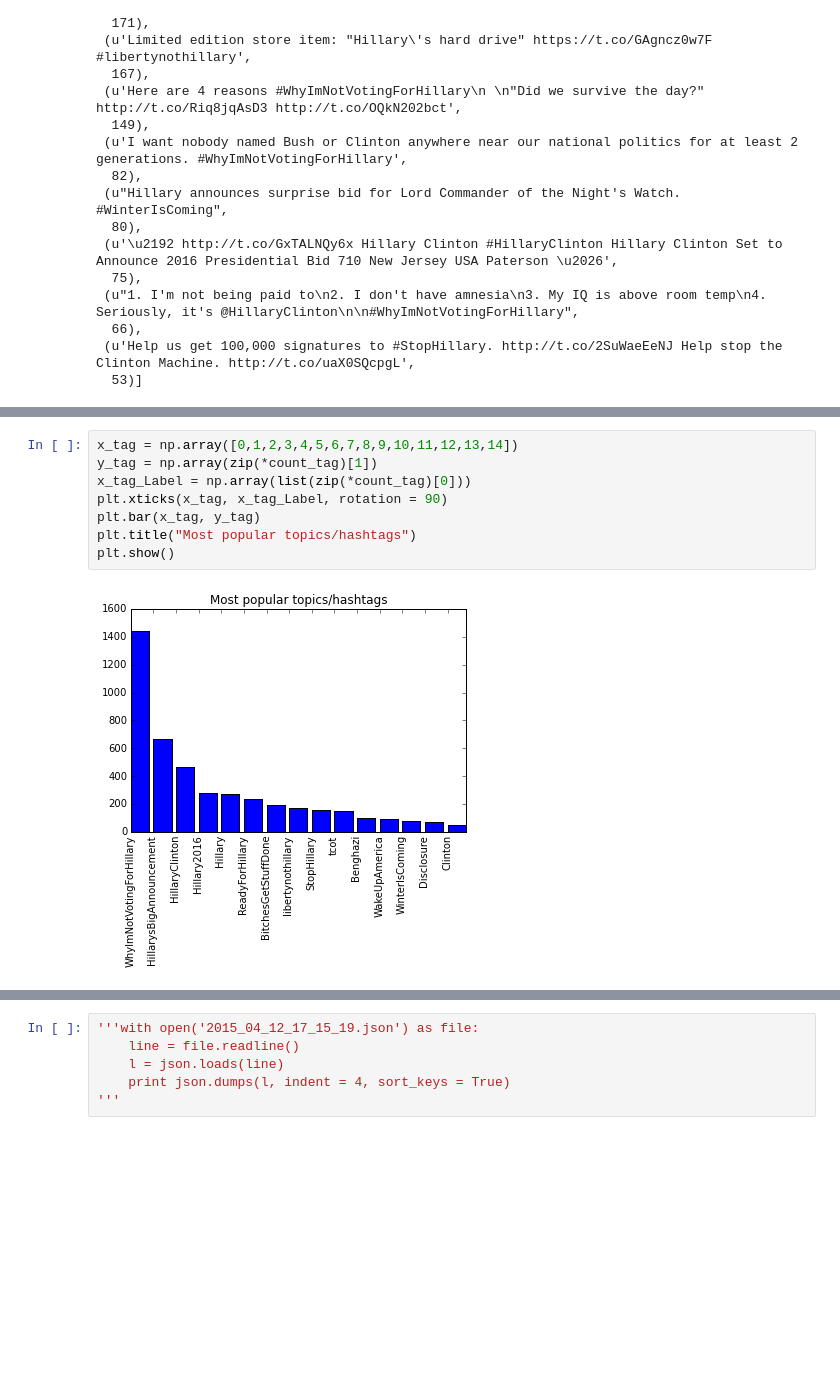
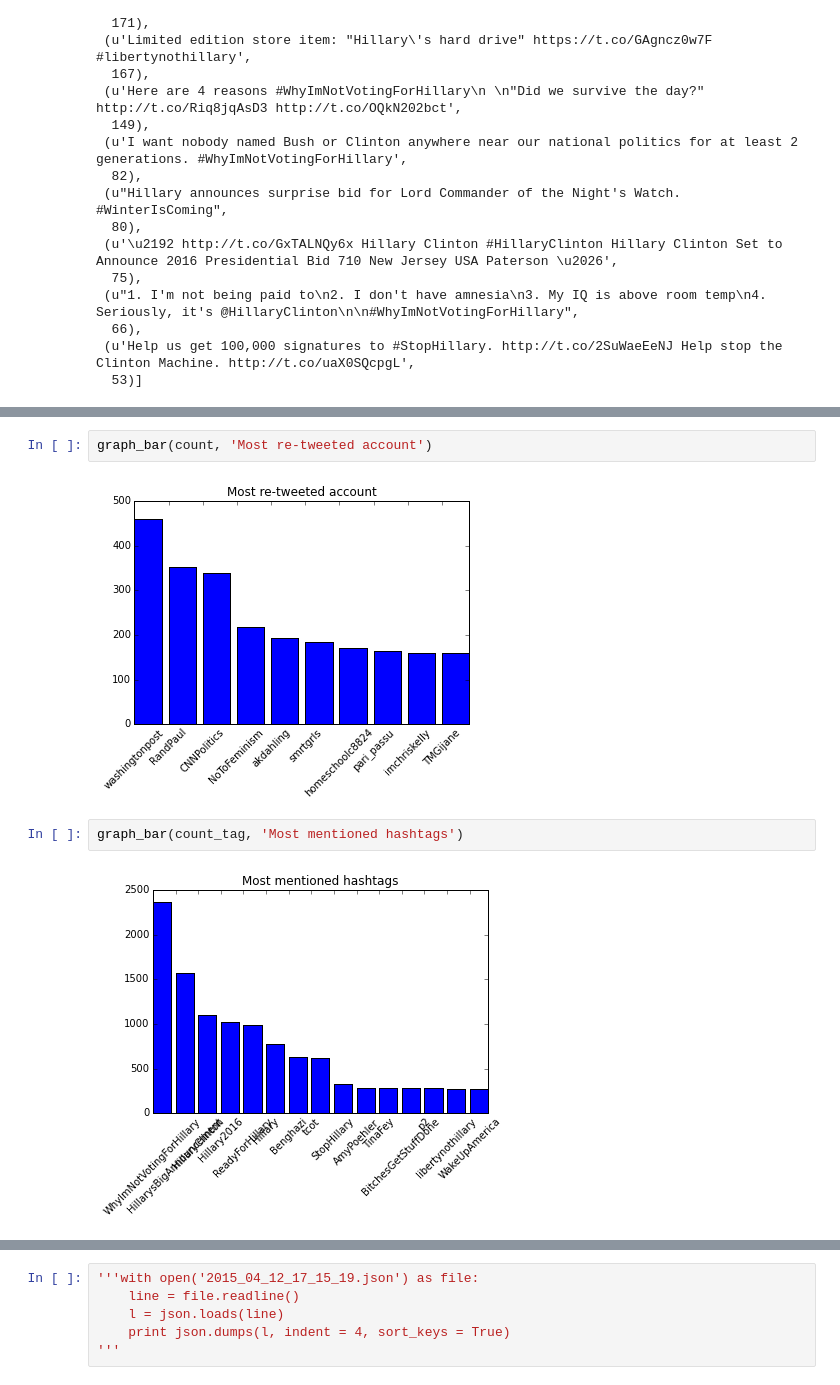
Before and after one commit to NYU-CDS-Capstone-Project/dahlia, a Jupyter notebook: presentation_1008/intro.ipynb, the cells around one changed output, grey strips where cells are left out. Saved outputs shown, nothing was run; the diff lists cells and outputs as text; blank space fills up the shorter version.

```diff
--- a/presentaion_1008/intro.ipynb
+++ b/presentation_1008/intro.ipynb
@@ -178,10 +181,8 @@ plt.show()
-# %%
-x_tag = np.array([0,1,2,3,4,5,6,7,8,9,10,11,12,13,14])
-y_tag = np.array(zip(*count_tag)[1])
-x_tag_Label = np.array(list(zip(*count_tag)[0]))
-plt.xticks(x_tag, x_tag_Label, rotation = 90)
-plt.bar(x_tag, y_tag)
-plt.title("Most popular topics/hashtags")
-plt.show()
-# %% [output]
-[figure, removed]
+# %%
+graph_bar(count, 'Most re-tweeted account')
+# %% [output]
+[figure, added]
+# %%
+graph_bar(count_tag, 'Most mentioned hashtags')
+# %% [output]
+[figure, added]
```
Also changed, not shown: parts of 24 cells of this notebook, 10 other files.
